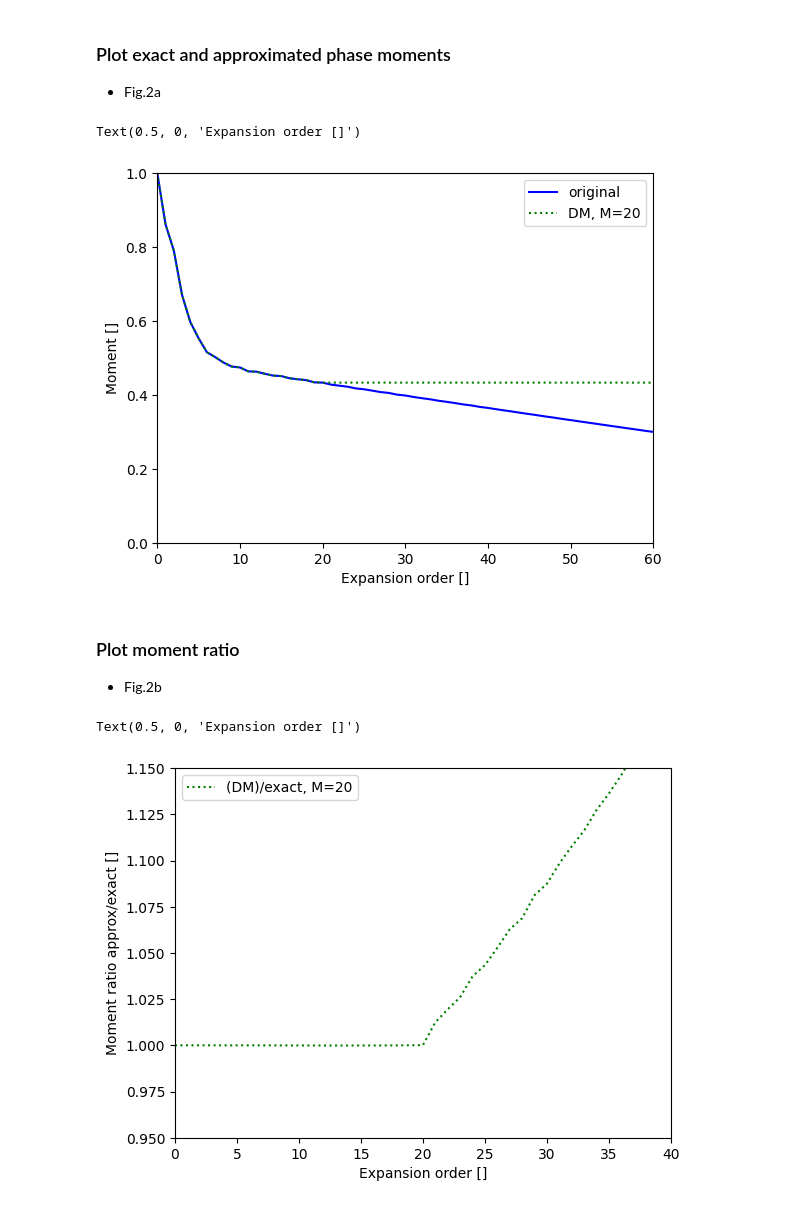
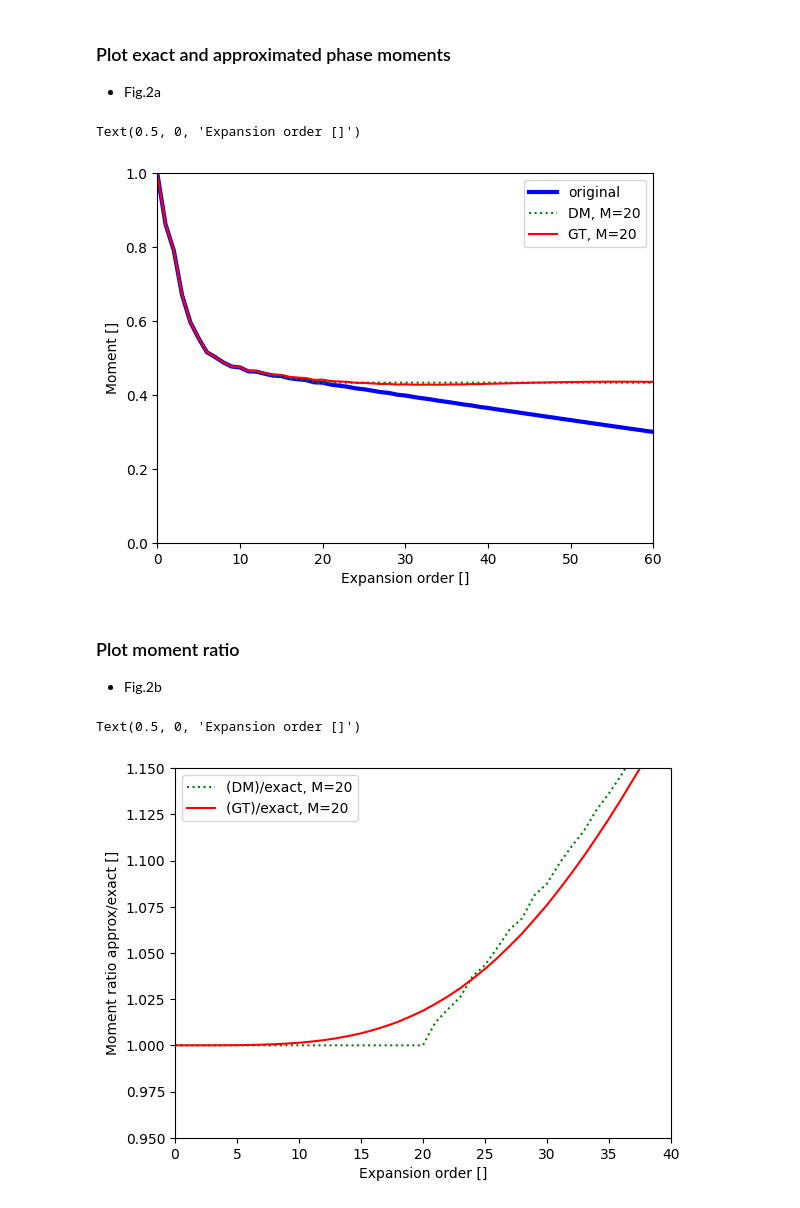
Before and after one commit to hygeos/pytrunc, a Jupyter notebook: validation_notebook_iwabuchi.ipynb, the cells around one changed output. Saved outputs shown, nothing was run; the diff lists cells and outputs as text; code cells hidden in the pictures.

Commit message:
Correct validation notebook and add GT approx

```diff
--- a/validation_notebook_iwabuchi.ipynb
+++ b/validation_notebook_iwabuchi.ipynb
@@ -32,7 +32,10 @@ print(f"wav={ds.wav.values[iwav]} nm ; reff={ds.reff.values[ireff]} um")
 theta = ds['theta'].values
 pha_exact = ds["phase"][ireff,iwav,0,:].values
 
-plt.plot(ds.theta.values, pha_exact)
+theta = np.linspace(0., 180., 18001)
+pha_exact = np.interp(theta, ds.theta.values, pha_exact)
+
+plt.plot(theta, pha_exact)
 plt.yscale('log')
 plt.ylim(ymin=1e-3, ymax=1e4)
 plt.xlim(xmin=0, xmax=180)
@@ -46,9 +49,10 @@ wav=498.6099853515625 nm ; reff=8.0 um
 # %%
 m_max = 20
 pha_approx, f, pha_star, chi_star = delta_m_phase_approx(pha_exact, theta, m_max)
-
-plt.plot(theta, pha_exact, 'b', label='original')
+pha_approx_gt, f_gt, pha_star_gt = gt_phase_approx(pha_exact, theta, f)
+plt.plot(theta, pha_exact, 'b', lw=3, label='original')
 plt.plot(theta, pha_approx, 'g:', label=f'DM, M={m_max}')
+plt.plot(theta, pha_approx_gt, 'r', label=f'GT, M={m_max}')
 plt.yscale('log')
 plt.ylim(ymin=1e-3, ymax=1e3)
 plt.xlim(xmin=0, xmax=180)
@@ -87,12 +92,15 @@ Text(0.5, 0, 'Scattering Angle [°]')
 # %%
 n_expan = 60
 chi_exact = calc_moments(phase=pha_exact, theta=theta, m_max=n_expan, normalize=True)
-chi_star_approx = calc_moments(phase=pha_approx, theta=theta, m_max=n_expan, normalize=True)
+chi_star_approx = calc_moments(phase=pha_star, theta=theta, m_max=n_expan, normalize=True)
 chi_approx = f + (1-f) * chi_star_approx
+chi_star_approx_gt = calc_moments(phase=pha_star_gt, theta=theta, m_max=n_expan, normalize=True)
+chi_approx_gt = f + (1-f) * chi_star_approx_gt
 
 exp_order = np.arange(61)
-plt.plot(chi_exact, 'b', label='original')
+plt.plot(chi_exact, 'b', lw=3, label='original')
 plt.plot(chi_approx, 'g:', label=f'DM, M={m_max}')
+plt.plot(chi_approx_gt, 'r', label=f'GT, M={m_max}')
 plt.xlim(xmin=0, xmax = 60)
 plt.ylim(ymin=0, ymax=1)
 plt.legend()
@@ -100,18 +108,19 @@ plt.ylabel("Moment []")
 plt.xlabel("Expansion order []")
 # %% [output]
 Text(0.5, 0, 'Expansion order []')
-[figure, old version]
+[figure, new version]
 # %% [markdown]
 ### Plot moment ratio
 - Fig.2b
 # %%
 exp_order = np.arange(61)
 plt.plot(chi_approx/chi_exact, 'g:', label=f'(DM)/exact, M={m_max}')
+plt.plot(chi_approx_gt/chi_exact, 'r', label=f'(GT)/exact, M={m_max}')
 plt.xlim(xmin=0, xmax = 40)
 plt.ylim(ymin=0.95, ymax=1.15)
 plt.legend()
 plt.ylabel("Moment ratio approx/exact []")
 plt.xlabel("Expansion order []")
 # %% [output]
 Text(0.5, 0, 'Expansion order []')
-[figure, old version]
+[figure, new version]
```
Also changed, not shown: parts of 3 cells of this notebook.
